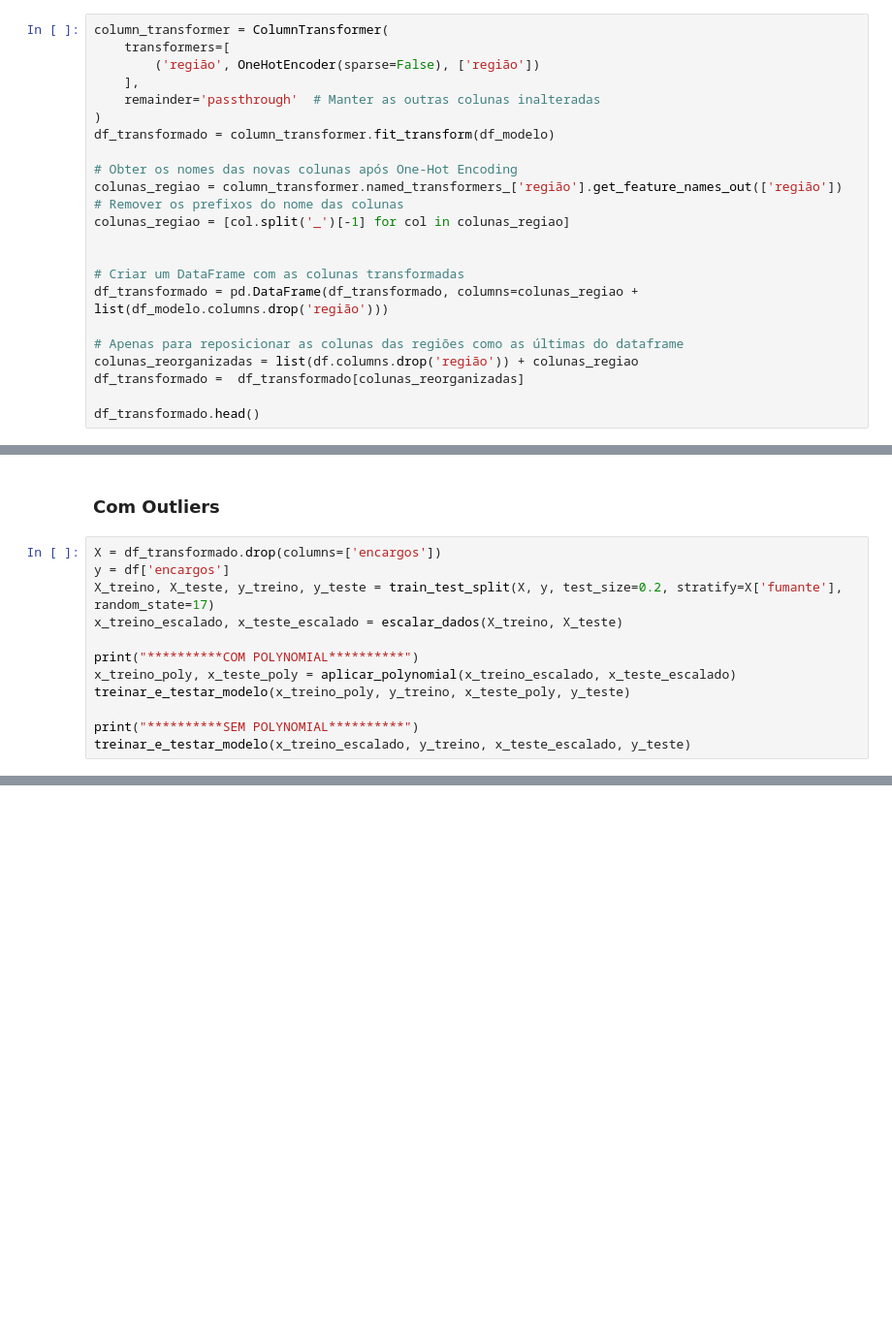
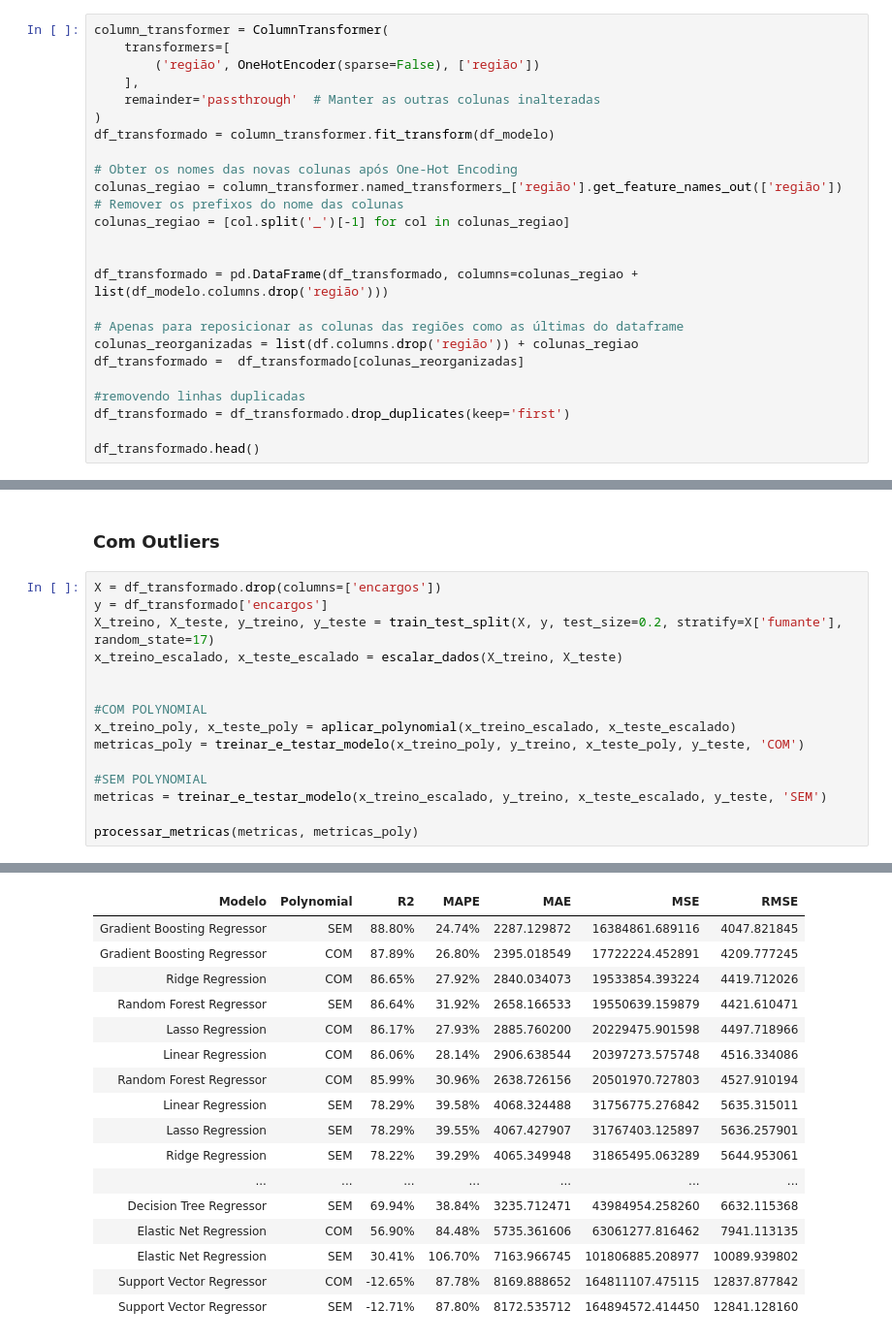
Before and after one commit to apandrade/FIAP, a Jupyter notebook: Tech Challenge/Módulo 1/Previsão Seguro Saúde - Completo.ipynb, the cells around one changed output, grey strips where cells are left out. Shown at 97% size. Drawn from its saved outputs; the diff is of its cells as text; blank space fills up the shorter version.

```diff
--- a/Tech Challenge/Módulo 1/Previsão Seguro Saúde - Completo.ipynb
+++ b/Tech Challenge/Módulo 1/Previsão Seguro Saúde - Completo.ipynb
@@ -408,13 +443,15 @@ colunas_regiao = column_transformer.named_transformers_['região'].get_feature_n
 colunas_regiao = [col.split('_')[-1] for col in colunas_regiao]
 
 
-# Criar um DataFrame com as colunas transformadas
 df_transformado = pd.DataFrame(df_transformado, columns=colunas_regiao + list(df_modelo.columns.drop('região')))
 
 # Apenas para reposicionar as colunas das regiões como as últimas do dataframe
 colunas_reorganizadas = list(df.columns.drop('região')) + colunas_regiao
 df_transformado =  df_transformado[colunas_reorganizadas]
 
+#removendo linhas duplicadas
+df_transformado = df_transformado.drop_duplicates(keep='first')
+
 df_transformado.head()
 # %% [output]
 `sparse` was renamed to `sparse_output` in version 1.2 and will be removed in 1.4. `sparse_output` is ignored unless you leave `sparse` to its default value.
@@ -552,14 +668,17 @@ def remove_outliers_iqr(df, column):
 ### Com Outliers
 # %%
 X = df_transformado.drop(columns=['encargos'])
-y = df['encargos']
+y = df_transformado['encargos']
 X_treino, X_teste, y_treino, y_teste = train_test_split(X, y, test_size=0.2, stratify=X['fumante'], random_state=17)
 x_treino_escalado, x_teste_escalado = escalar_dados(X_treino, X_teste)
 
-print("**********COM POLYNOMIAL**********")
+
+#COM POLYNOMIAL
 x_treino_poly, x_teste_poly = aplicar_polynomial(x_treino_escalado, x_teste_escalado)
-treinar_e_testar_modelo(x_treino_poly, y_treino, x_teste_poly, y_teste)
+metricas_poly = treinar_e_testar_modelo(x_treino_poly, y_treino, x_teste_poly, y_teste, 'COM')
 
-print("**********SEM POLYNOMIAL**********")
-treinar_e_testar_modelo(x_treino_escalado, y_treino, x_teste_escalado, y_teste)
+#SEM POLYNOMIAL
+metricas = treinar_e_testar_modelo(x_treino_escalado, y_treino, x_teste_escalado, y_teste, 'SEM')
+
+processar_metricas(metricas, metricas_poly)
 # %% [output]
@@ -600,0 +692,17 @@ Mean Absolute Percentage Error (MAPE): 94.05%
+| Modelo | Polynomial | R2 | MAPE | MAE | MSE | RMSE |
+| Gradient Boosting Regressor | SEM | 88.80% | 24.74% | 2287.129872 | 16384861.689116 | 4047.821845 |
+| Gradient Boosting Regressor | COM | 87.89% | 26.80% | 2395.018549 | 17722224.452891 | 4209.777245 |
+| Ridge Regression | COM | 86.65% | 27.92% | 2840.034073 | 19533854.393224 | 4419.712026 |
+| Random Forest Regressor | SEM | 86.64% | 31.92% | 2658.166533 | 19550639.159879 | 4421.610471 |
+| Lasso Regression | COM | 86.17% | 27.93% | 2885.760200 | 20229475.901598 | 4497.718966 |
+| Linear Regression | COM | 86.06% | 28.14% | 2906.638544 | 20397273.575748 | 4516.334086 |
+| Random Forest Regressor | COM | 85.99% | 30.96% | 2638.726156 | 20501970.727803 | 4527.910194 |
+| Linear Regression | SEM | 78.29% | 39.58% | 4068.324488 | 31756775.276842 | 5635.315011 |
+| Lasso Regression | SEM | 78.29% | 39.55% | 4067.427907 | 31767403.125897 | 5636.257901 |
+| Ridge Regression | SEM | 78.22% | 39.29% | 4065.349948 | 31865495.063289 | 5644.953061 |
+| ... | ... | ... | ... | ... | ... | ... |
+| Decision Tree Regressor | SEM | 69.94% | 38.84% | 3235.712471 | 43984954.258260 | 6632.115368 |
+| Elastic Net Regression | COM | 56.90% | 84.48% | 5735.361606 | 63061277.816462 | 7941.113135 |
+| Elastic Net Regression | SEM | 30.41% | 106.70% | 7163.966745 | 101806885.208977 | 10089.939802 |
+| Support Vector Regressor | COM | -12.65% | 87.78% | 8169.888652 | 164811107.475115 | 12837.877842 |
+| Support Vector Regressor | SEM | -12.71% | 87.80% | 8172.535712 | 164894572.414450 | 12841.128160 |
```
Also changed, not shown: parts of 26 cells of this notebook.
